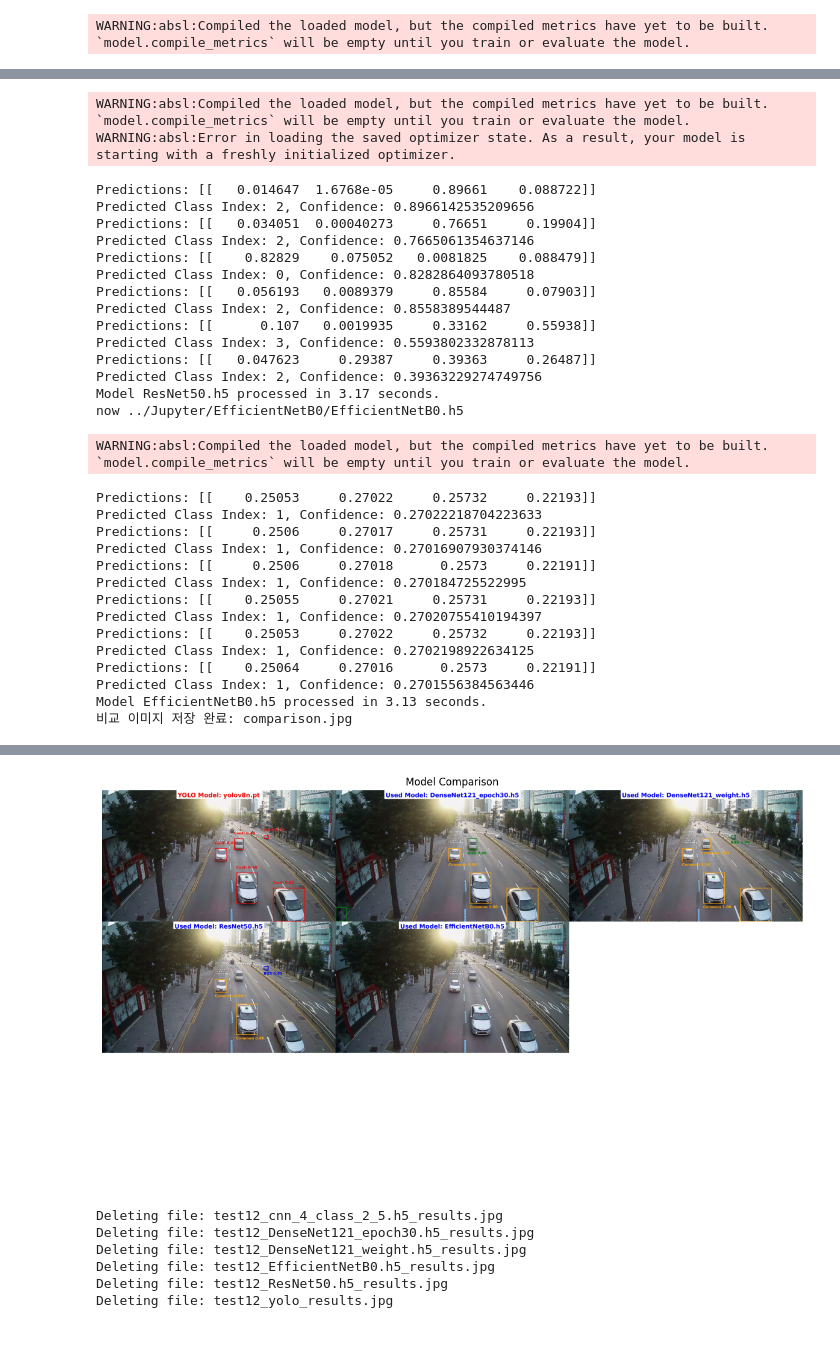
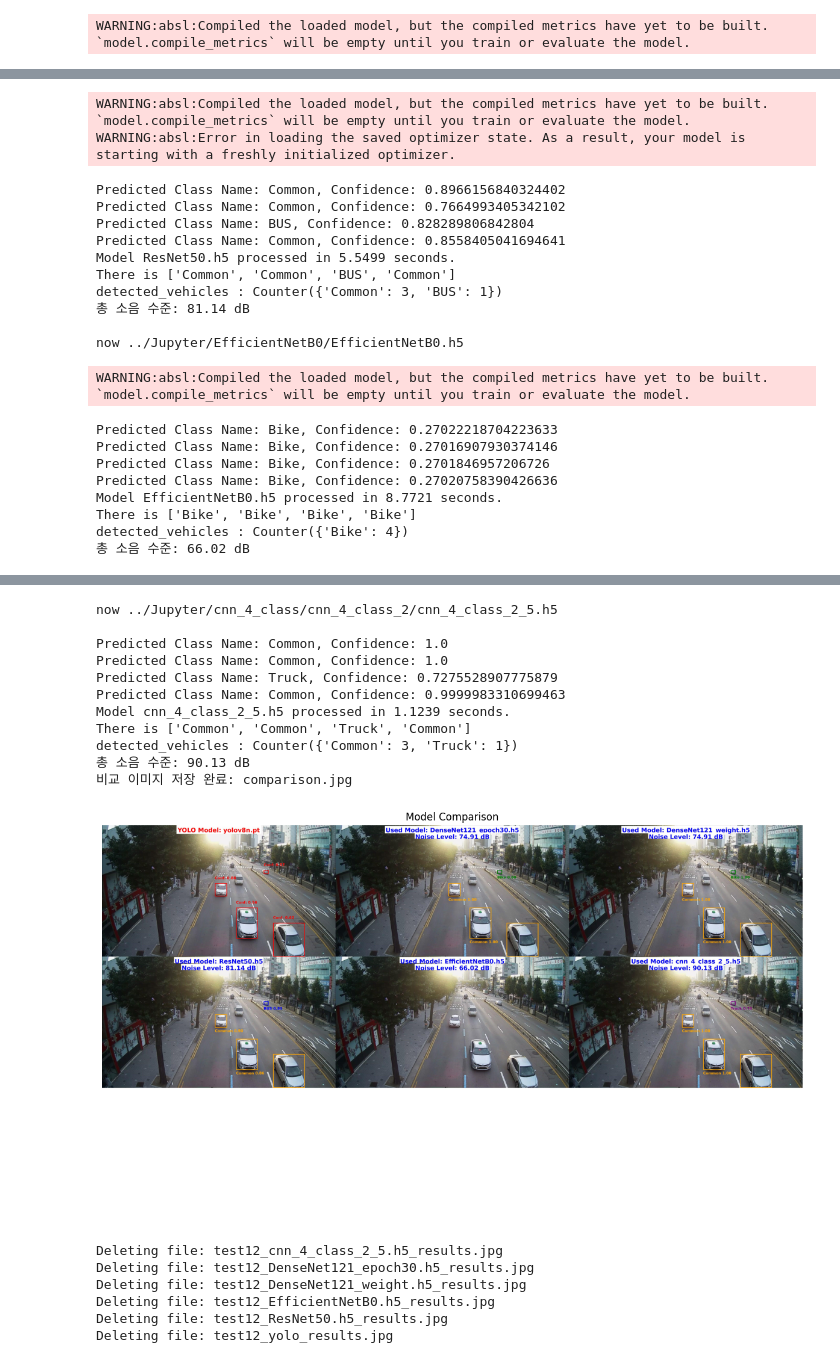
Before and after one commit to aaronkr-classroom/0-ml-team-project-pm-noise, a Jupyter notebook: Tester/model_compare_tester.ipynb, the cells around one changed output, grey strips where cells are left out. Saved outputs shown, nothing was run; the diff lists cells and outputs as text; code cells hidden in the pictures.

```diff
--- a/Tester/model_compare_tester.ipynb
+++ b/Tester/model_compare_tester.ipynb
@@ -335,11 +474,11 @@ model_paths = [
     ("../Jupyter/DenseNet121_weights/DenseNet121_weight.h5", (128, 128), class_mapping_4_class),
 
     ("../Jupyter/ResNet50/ResNet50.h5", (128, 128), class_mapping_4_class),
-    #("../Jupyter/DenseNet121/DenseNet121.h5", (128, 128), class_mapping_4_class),
-    #("../Jupyter/MobileNet/MobileNet.h5", (128, 128), class_mapping_4_class),
+    # ("../Jupyter/DenseNet121/DenseNet121.h5", (128, 128), class_mapping_4_class),
+    # ("../Jupyter/MobileNet/MobileNet.h5", (128, 128), class_mapping_4_class),
 
     ("../Jupyter/EfficientNetB0/EfficientNetB0.h5", (224, 224), class_mapping_4_class),
-    # ("../Jupyter/cnn_4_class/cnn_4_class_2/cnn_4_class_2_5.h5", (128, 128), class_mapping_4_class),
+    ("../Jupyter/cnn_4_class/cnn_4_class_2/cnn_4_class_2_5.h5", (128, 128), class_mapping_4_class),
     # ("../Jupyter/cnn_4_class/cnn_4_class_2/cnn_4_class_2_6.h5", (128, 128), class_mapping_4_class),
 ]
 
@@ -389,32 +520,22 @@ Model DenseNet121_weight.h5 processed in 5.65 seconds.
 now ../Jupyter/ResNet50/ResNet50.h5
 WARNING:absl:Compiled the loaded model, but the compiled metrics have yet to be built. `model.compile_metrics` will be empty until you train or evaluate the model.
 WARNING:absl:Error in loading the saved optimizer state. As a result, your model is starting with a freshly initialized optimizer.
-Predictions: [[   0.014647  1.6768e-05     0.89661    0.088722]]
-Predicted Class Index: 2, Confidence: 0.8966142535209656
-Predictions: [[   0.034051  0.00040273     0.76651     0.19904]]
-Predicted Class Index: 2, Confidence: 0.7665061354637146
-Predictions: [[    0.82829    0.075052   0.0081825    0.088479]]
-Predicted Class Index: 0, Confidence: 0.8282864093780518
-Predictions: [[   0.056193   0.0089379     0.85584     0.07903]]
-Predicted Class Index: 2, Confidence: 0.8558389544487
-Predictions: [[      0.107   0.0019935     0.33162     0.55938]]
-Predicted Class Index: 3, Confidence: 0.5593802332878113
-Predictions: [[   0.047623     0.29387     0.39363     0.26487]]
-Predicted Class Index: 2, Confidence: 0.39363229274749756
-Model ResNet50.h5 processed in 3.17 seconds.
+Predicted Class Name: Common, Confidence: 0.8966156840324402
+Predicted Class Name: Common, Confidence: 0.7664993405342102
+Predicted Class Name: BUS, Confidence: 0.828289806842804
+Predicted Class Name: Common, Confidence: 0.8558405041694641
+Model ResNet50.h5 processed in 5.5499 seconds.
+There is ['Common', 'Common', 'BUS', 'Common']
+detected_vehicles : Counter({'Common': 3, 'BUS': 1})
+총 소음 수준: 81.14 dB
+
 now ../Jupyter/EfficientNetB0/EfficientNetB0.h5
 WARNING:absl:Compiled the loaded model, but the compiled metrics have yet to be built. `model.compile_metrics` will be empty until you train or evaluate the model.
-Predictions: [[    0.25053     0.27022     0.25732     0.22193]]
-Predicted Class Index: 1, Confidence: 0.27022218704223633
-Predictions: [[     0.2506     0.27017     0.25731     0.22193]]
-Predicted Class Index: 1, Confidence: 0.27016907930374146
-Predictions: [[     0.2506     0.27018      0.2573     0.22191]]
-Predicted Class Index: 1, Confidence: 0.270184725522995
-Predictions: [[    0.25055     0.27021     0.25731     0.22193]]
-Predicted Class Index: 1, Confidence: 0.27020755410194397
-Predictions: [[    0.25053     0.27022     0.25732     0.22193]]
-Predicted Class Index: 1, Confidence: 0.2702198922634125
-Predictions: [[    0.25064     0.27016      0.2573     0.22191]]
-Predicted Class Index: 1, Confidence: 0.2701556384563446
-Model EfficientNetB0.h5 processed in 3.13 seconds.
-비교 이미지 저장 완료: comparison.jpg
+Predicted Class Name: Bike, Confidence: 0.27022218704223633
+Predicted Class Name: Bike, Confidence: 0.27016907930374146
+Predicted Class Name: Bike, Confidence: 0.2701846957206726
+Predicted Class Name: Bike, Confidence: 0.27020758390426636
+Model EfficientNetB0.h5 processed in 8.7721 seconds.
+There is ['Bike', 'Bike', 'Bike', 'Bike']
+detected_vehicles : Counter({'Bike': 4})
+총 소음 수준: 66.02 dB
@@ -421,4 +544,15 @@ Model EfficientNetB0.h5 processed in 3.13 seconds.
+now ../Jupyter/cnn_4_class/cnn_4_class_2/cnn_4_class_2_5.h5
+
+Predicted Class Name: Common, Confidence: 1.0
+Predicted Class Name: Common, Confidence: 1.0
+Predicted Class Name: Truck, Confidence: 0.7275528907775879
+Predicted Class Name: Common, Confidence: 0.9999983310699463
+Model cnn_4_class_2_5.h5 processed in 1.1239 seconds.
+There is ['Common', 'Common', 'Truck', 'Common']
+detected_vehicles : Counter({'Common': 3, 'Truck': 1})
+총 소음 수준: 90.13 dB
+비교 이미지 저장 완료: comparison.jpg
-[figure, old version]
+[figure, new version]
 # %%
 # 생성한 이미지 삭제
 
```
Also changed, not shown: parts of 3 cells of this notebook, 4 other files.
